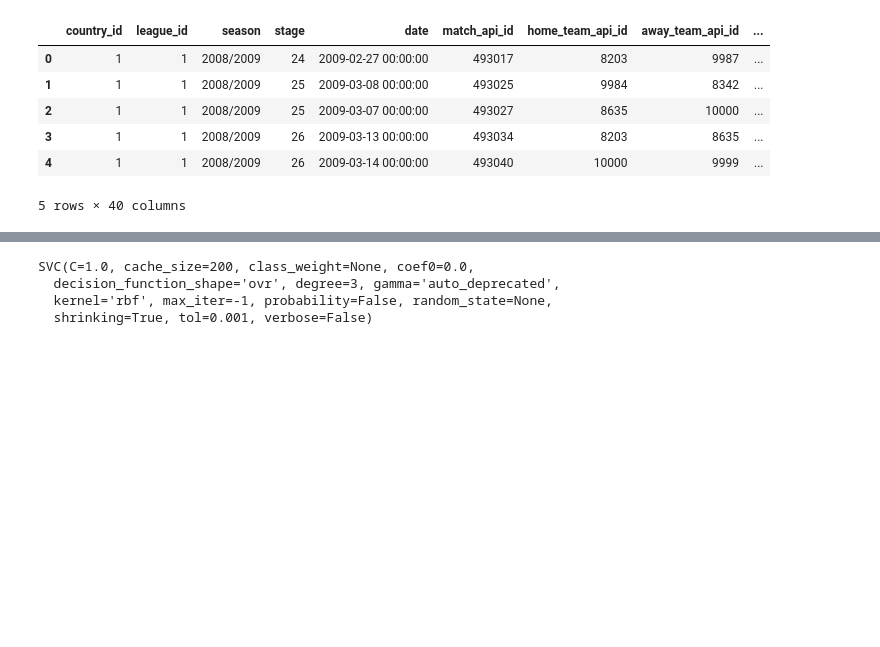
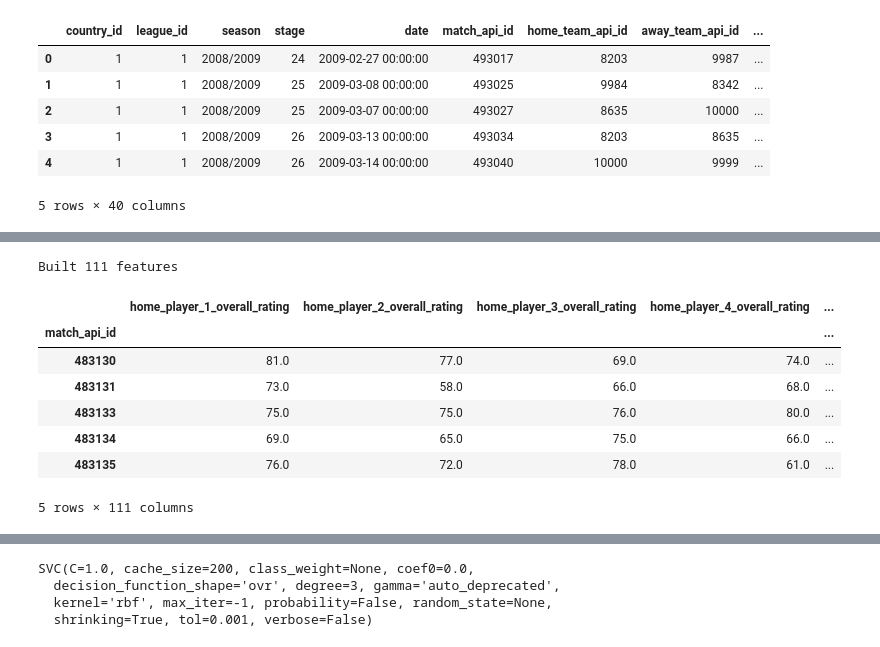
Before and after one commit to sujay-neglur/epl-enigma, a Jupyter notebook: ClassifierPandas.ipynb, the cells around one changed output, grey strips where cells are left out. Cells and saved outputs as stored; diff of their text form; code cells hidden in the pictures; blank space fills up the shorter version.

```diff
--- a/ClassifierPandas.ipynb
+++ b/ClassifierPandas.ipynb
@@ -291,0 +316,80 @@ X_train, X_test, Y_train, Y_test = train_test_split(df_X, df_Y, test_size=0.33,
+# %%
+home_atributes = df_home_joined[['home_player_1_overall_rating','date','match_api_id',
+       'home_player_2_overall_rating', 'home_player_3_overall_rating',
+       'home_player_4_overall_rating', 'home_player_5_overall_rating',
+       'home_player_6_overall_rating', 'home_player_7_overall_rating',
+       'home_player_8_overall_rating', 'home_player_9_overall_rating',
+       'home_player_10_overall_rating', 'home_player_11_overall_rating',
+       'Home_Win_Per']]
+
+away_atributes = df_home_joined[['date','match_api_id','away_player_1_overall_rating',
+                  'away_player_2_overall_rating',
+       'away_player_3_overall_rating', 'away_player_4_overall_rating',
+       'away_player_5_overall_rating', 'away_player_6_overall_rating',
+       'away_player_7_overall_rating', 'away_player_8_overall_rating',
+       'away_player_9_overall_rating', 'away_player_10_overall_rating',
+       'away_player_11_overall_rating']]
+
+entity_set = ft.EntitySet("entityset")
+
+entity_set.entity_from_dataframe(entity_id="home_att",
+                        index="match_api_id",
+                        time_index="date",
+                        dataframe=home_atributes,
+                        variable_types={"home_player_1_overall_rating": ft.variable_types.Numeric,
+                                        "home_player_2_overall_rating": ft.variable_types.Numeric,
+                                        "home_player_3_overall_rating": ft.variable_types.Numeric,
+                                        "home_player_4_overall_rating": ft.variable_types.Numeric,
+                                        "home_player_5_overall_rating": ft.variable_types.Numeric,
+                                        "home_player_6_overall_rating": ft.variable_types.Numeric,
+                                        "home_player_7_overall_rating": ft.variable_types.Numeric,
+                                        "home_player_8_overall_rating": ft.variable_types.Numeric,
+                                        "home_player_9_overall_rating": ft.variable_types.Numeric,
+                                        "home_player_10_overall_rating": ft.variable_types.Numeric,
+                                        "home_player_11_overall_rating": ft.variable_types.Numeric,
+                                        "Home_Win_Per": ft.variable_types.Numeric})
+
+entity_set.entity_from_dataframe(entity_id="away_att",
+                        index="match_api_id",
+                        time_index="date",
+                        dataframe=away_atributes,
+                        variable_types={"away_player_1_overall_rating": ft.variable_types.Numeric,
+                                        "away_player_2_overall_rating": ft.variable_types.Numeric,
+                                        "away_player_3_overall_rating": ft.variable_types.Numeric,
+                                        "away_player_4_overall_rating": ft.variable_types.Numeric,
+                                        "away_player_5_overall_rating": ft.variable_types.Numeric,
+                                        "away_player_6_overall_rating": ft.variable_types.Numeric,
+                                        "away_player_7_overall_rating": ft.variable_types.Numeric,
+                                        "away_player_8_overall_rating": ft.variable_types.Numeric,
+                                        "away_player_9_overall_rating": ft.variable_types.Numeric,
+                                        "away_player_10_overall_rating": ft.variable_types.Numeric,
+                                        "away_player_11_overall_rating": ft.variable_types.Numeric,})
+
+
+entity_set.add_last_time_indexes()
+
+relation = ft.Relationship(entity_set["away_att"]["match_api_id"],
+                                   entity_set["home_att"]["match_api_id"])
+entity_set = entity_set.add_relationship(relation)
+
+# new_relationship = ft.Relationship(entity_set["teams"]["team_api_id"],
+#                                     entity_set["away_matches"]["away_team_api_id"])
+# entity_set = entity_set.add_relationship(new_relationship)
+
+feature_matrix, features_defs = ft.dfs(entities=entity_set,
+                                       entityset=entity_set,
+                                       max_depth=3,
+                                       target_entity="home_att",
+                                       verbose=True)
+
+feature_matrix.head()
+# %% [output]
+Built 111 features
+|  | home_player_1_overall_rating | home_player_2_overall_rating | home_player_3_overall_rating | home_player_4_overall_rating | ... |
+| match_api_id |  |  |  |  | ... |
+| 483130 | 81.0 | 77.0 | 69.0 | 74.0 | ... |
+| 483131 | 73.0 | 58.0 | 66.0 | 68.0 | ... |
+| 483133 | 75.0 | 75.0 | 76.0 | 80.0 | ... |
+| 483134 | 69.0 | 65.0 | 75.0 | 66.0 | ... |
+| 483135 | 76.0 | 72.0 | 78.0 | 61.0 | ... |
+5 rows × 111 columns
```
Also changed, not shown: parts of 16 cells of this notebook, 1 other file.
